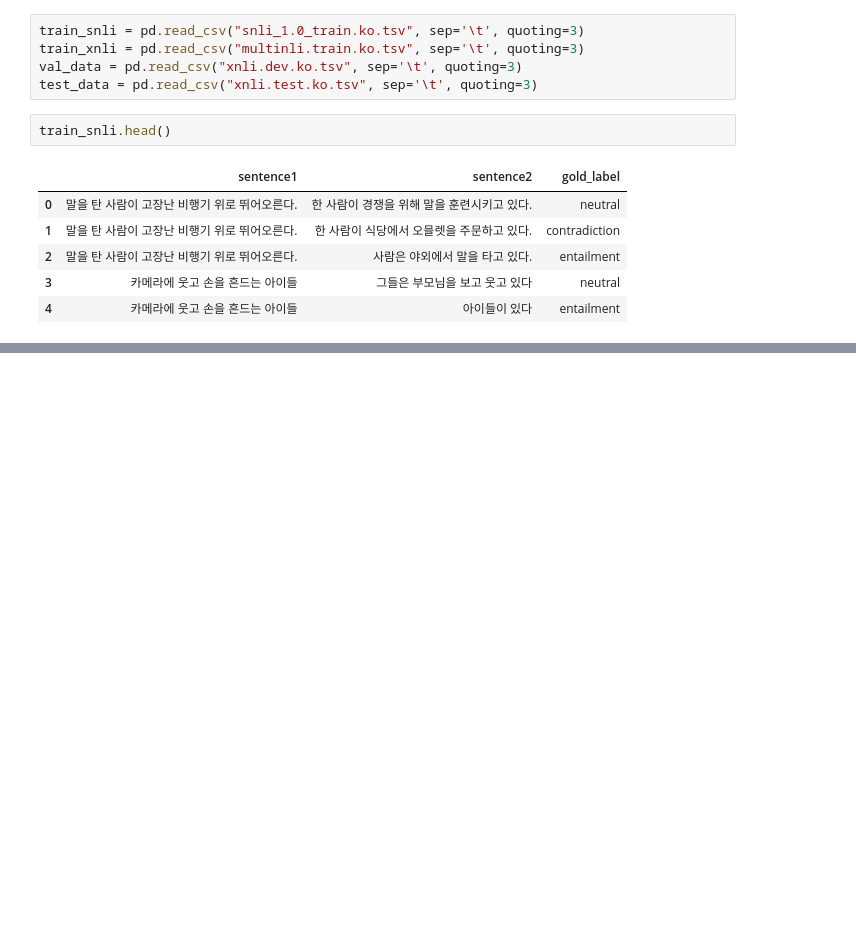
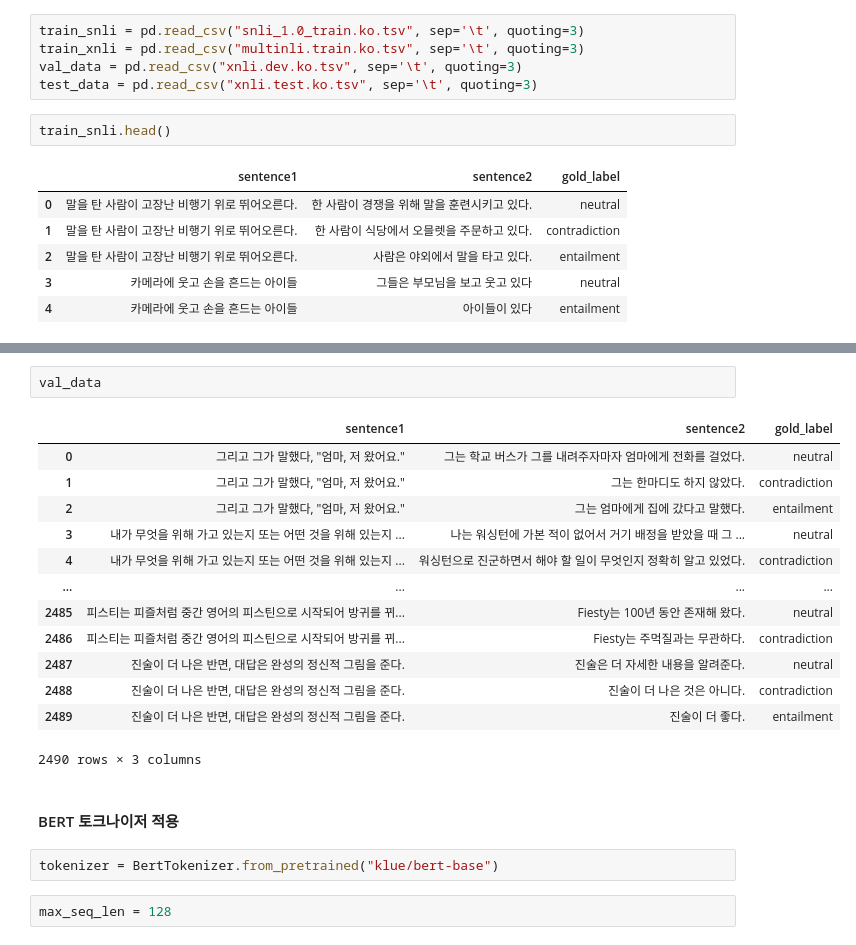
Before and after one commit to yyc9337/Deep-Learning, a Jupyter notebook: 딥 러닝을 이용한 자연어 처리 심화과정/5. BERT/KoBERT를 이용한 KorNLI 풀어보기 (다중 클래스 분류).ipynb, the cells around one changed output, grey strips where cells are left out. Drawn from its saved outputs; the diff is of its cells as text; blank space fills up the shorter version.

Commit message:
BERT 토크나이저 적용

```diff
--- a/딥 러닝을 이용한 자연어 처리 심화과정/5. BERT/KoBERT를 이용한 KorNLI 풀어보기 (다중 클래스 분류).ipynb
+++ b/딥 러닝을 이용한 자연어 처리 심화과정/5. BERT/KoBERT를 이용한 KorNLI 풀어보기 (다중 클래스 분류).ipynb
@@ -40,0 +75,22 @@ train_snli.head()
+# %%
+val_data
+# %% [output]
+|  | sentence1 | sentence2 | gold_label |
+| 0 | 그리고 그가 말했다, "엄마, 저 왔어요." | 그는 학교 버스가 그를 내려주자마자 엄마에게 전화를 걸었다. | neutral |
+| 1 | 그리고 그가 말했다, "엄마, 저 왔어요." | 그는 한마디도 하지 않았다. | contradiction |
+| 2 | 그리고 그가 말했다, "엄마, 저 왔어요." | 그는 엄마에게 집에 갔다고 말했다. | entailment |
+| 3 | 내가 무엇을 위해 가고 있는지 또는 어떤 것을 위해 있는지 ... | 나는 워싱턴에 가본 적이 없어서 거기 배정을 받았을 때 그 ... | neutral |
+| 4 | 내가 무엇을 위해 가고 있는지 또는 어떤 것을 위해 있는지 ... | 워싱턴으로 진군하면서 해야 할 일이 무엇인지 정확히 알고 있었다. | contradiction |
+| ... | ... | ... | ... |
+| 2485 | 피스티는 피즐처럼 중간 영어의 피스틴으로 시작되어 방귀를 뀌... | Fiesty는 100년 동안 존재해 왔다. | neutral |
+| 2486 | 피스티는 피즐처럼 중간 영어의 피스틴으로 시작되어 방귀를 뀌... | Fiesty는 주먹질과는 무관하다. | contradiction |
+| 2487 | 진술이 더 나은 반면, 대답은 완성의 정신적 그림을 준다. | 진술은 더 자세한 내용을 알려준다. | neutral |
+| 2488 | 진술이 더 나은 반면, 대답은 완성의 정신적 그림을 준다. | 진술이 더 나은 것은 아니다. | contradiction |
+| 2489 | 진술이 더 나은 반면, 대답은 완성의 정신적 그림을 준다. | 진술이 더 좋다. | entailment |
+2490 rows × 3 columns
+# %% [markdown]
+#### BERT 토크나이저 적용
+# %%
+tokenizer = BertTokenizer.from_pretrained("klue/bert-base")
+# %%
+max_seq_len = 128
```
Also changed, not shown: parts of 7 cells of this notebook.
